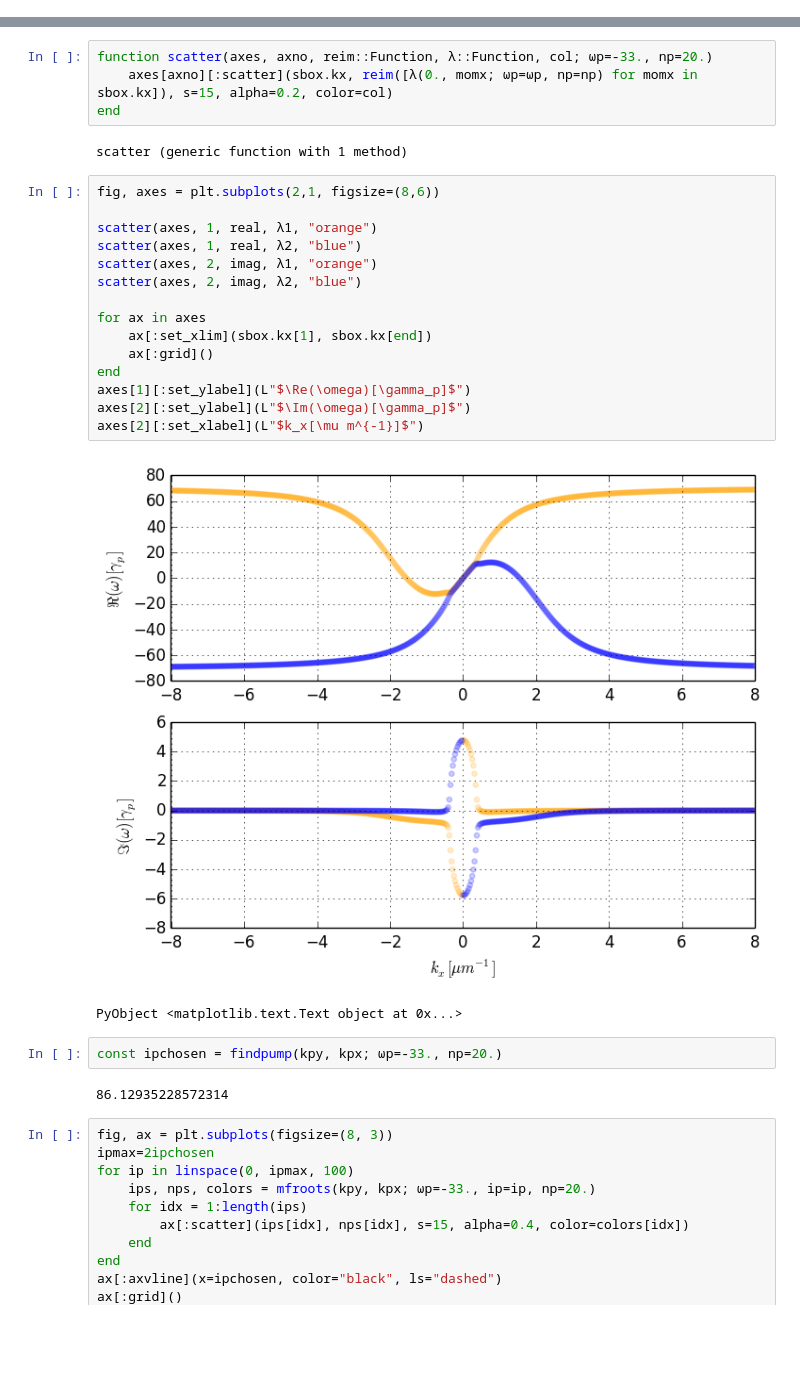
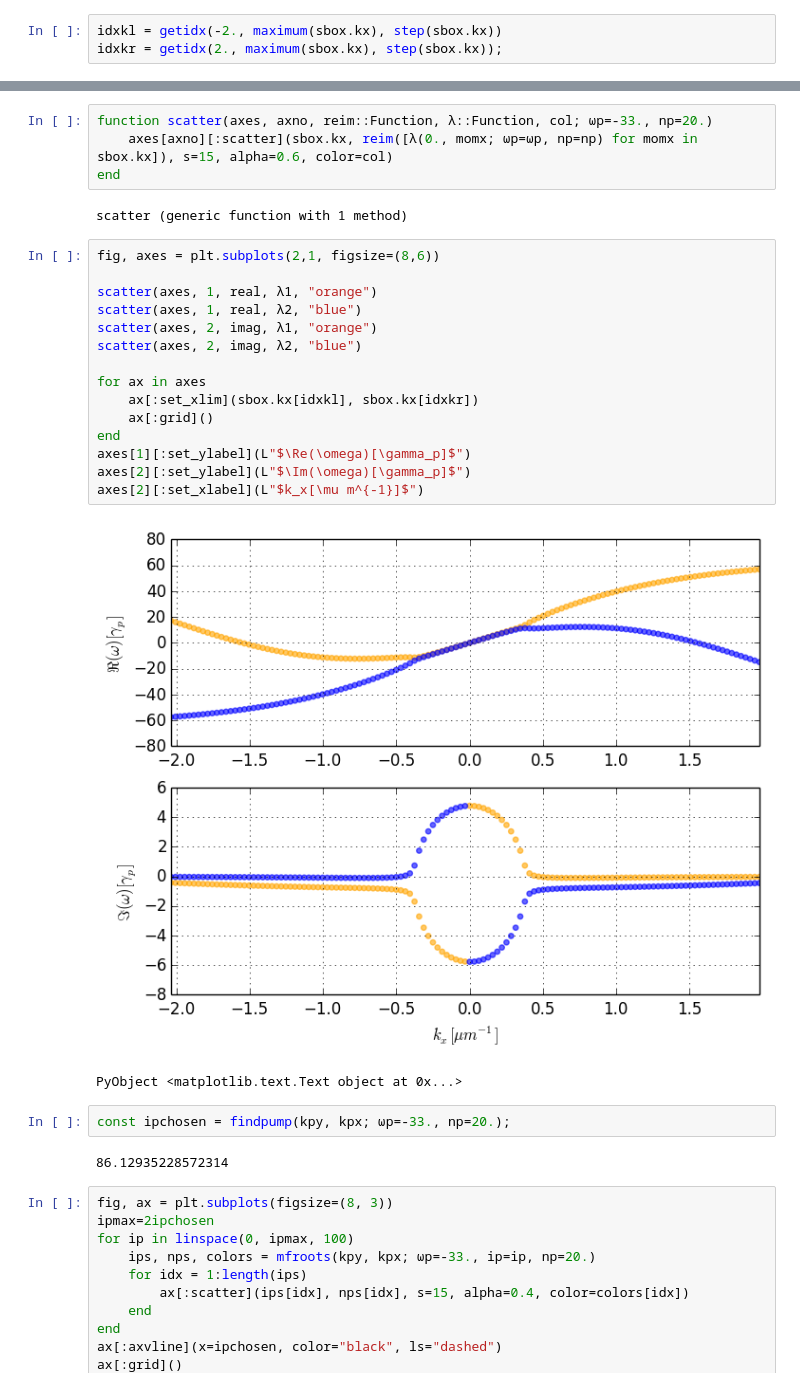
Before and after one commit to berceanu/notebooks, a Jupyter notebook: julia/1pump-responsef.ipynb, the cells around one changed output, grey strips where cells are left out. Drawn from its saved outputs; the diff is of its cells as text; blank space fills up the shorter version.

```diff
--- a/julia/1pump-responsef.ipynb
+++ b/julia/1pump-responsef.ipynb
@@ -19,6 +20,9 @@ sbox = sysbox{Float64}(sider(;l=ly, n=ny), sider(;l=lx, n=nx), sidek(;l=ly, n=ny
 # %%
 lp = Float64[enlp(0., momx) for momx in sbox.kx]
 gma = Float64[γ(0., momx) for momx in sbox.kx]/2;
+# %%
+idxkl = getidx(-2., maximum(sbox.kx), step(sbox.kx))
+idxkr = getidx(2., maximum(sbox.kx), step(sbox.kx));
 # %%
 fig, ax = plt.subplots(figsize=(5, 3))
 
@@ -36,30 +40,30 @@ ax[:set_ylabel](L"$\epsilon-\omega_X[\gamma_p]$")
 PyObject <matplotlib.text.Text object at 0x...>
 # %%
 function scatter(axes, axno, reim::Function, λ::Function, col; ωp=-33., np=20.)
-    axes[axno][:scatter](sbox.kx, reim([λ(0., momx; ωp=ωp, np=np) for momx in sbox.kx]), s=15, alpha=0.2, color=col)
+    axes[axno][:scatter](sbox.kx, reim([λ(0., momx; ωp=ωp, np=np) for momx in sbox.kx]), s=15, alpha=0.6, color=col)
 end
 # %% [output]
 scatter (generic function with 1 method)
 # %%
 fig, axes = plt.subplots(2,1, figsize=(8,6))
 
 scatter(axes, 1, real, λ1, "orange")
 scatter(axes, 1, real, λ2, "blue")
 scatter(axes, 2, imag, λ1, "orange")
 scatter(axes, 2, imag, λ2, "blue")
 
 for ax in axes
-    ax[:set_xlim](sbox.kx[1], sbox.kx[end])
+    ax[:set_xlim](sbox.kx[idxkl], sbox.kx[idxkr])
     ax[:grid]()
 end
 axes[1][:set_ylabel](L"$\Re(\omega)[\gamma_p]$")
 axes[2][:set_ylabel](L"$\Im(\omega)[\gamma_p]$")
 axes[2][:set_xlabel](L"$k_x[\mu m^{-1}]$")
 # %% [output]
-[figure, old version]
+[figure, new version]
 PyObject <matplotlib.text.Text object at 0x...>
 # %%
-const ipchosen = findpump(kpy, kpx; ωp=-33., np=20.)
+const ipchosen = findpump(kpy, kpx; ωp=-33., np=20.);
 # %% [output]
 86.12935228572314
 # %%
```
Also changed, not shown: parts of 15 cells of this notebook, 2 other files.
